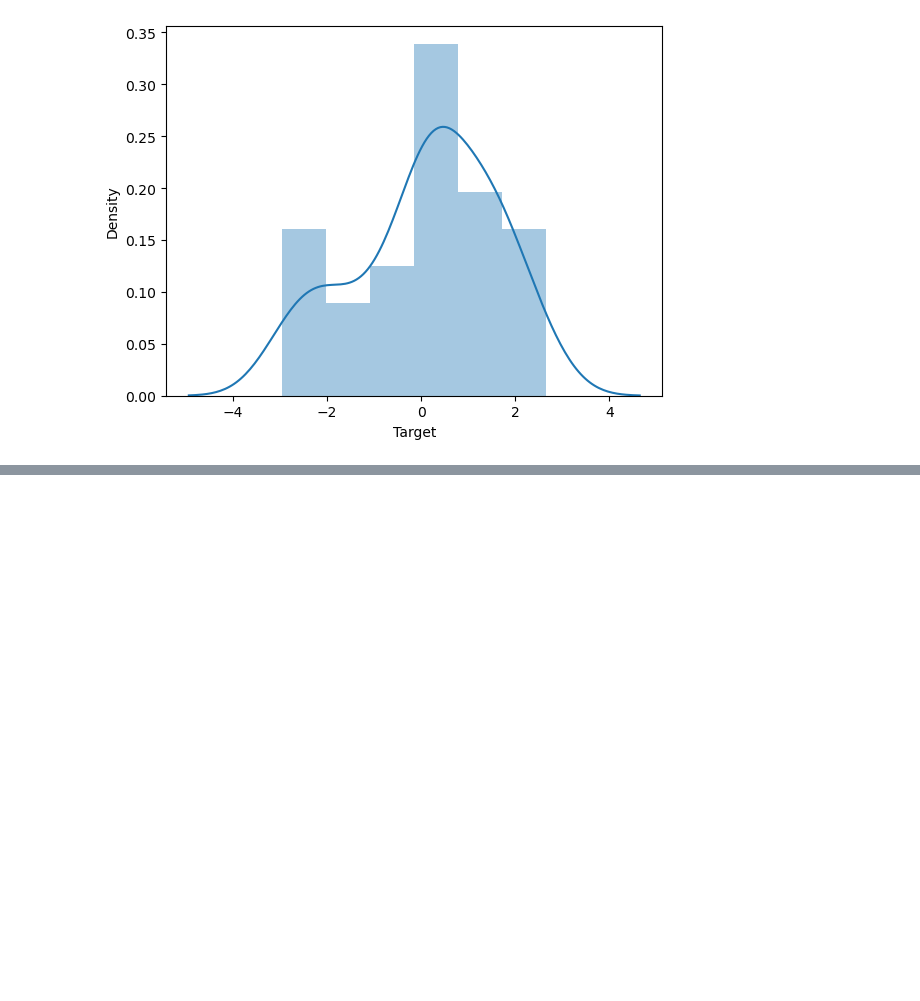
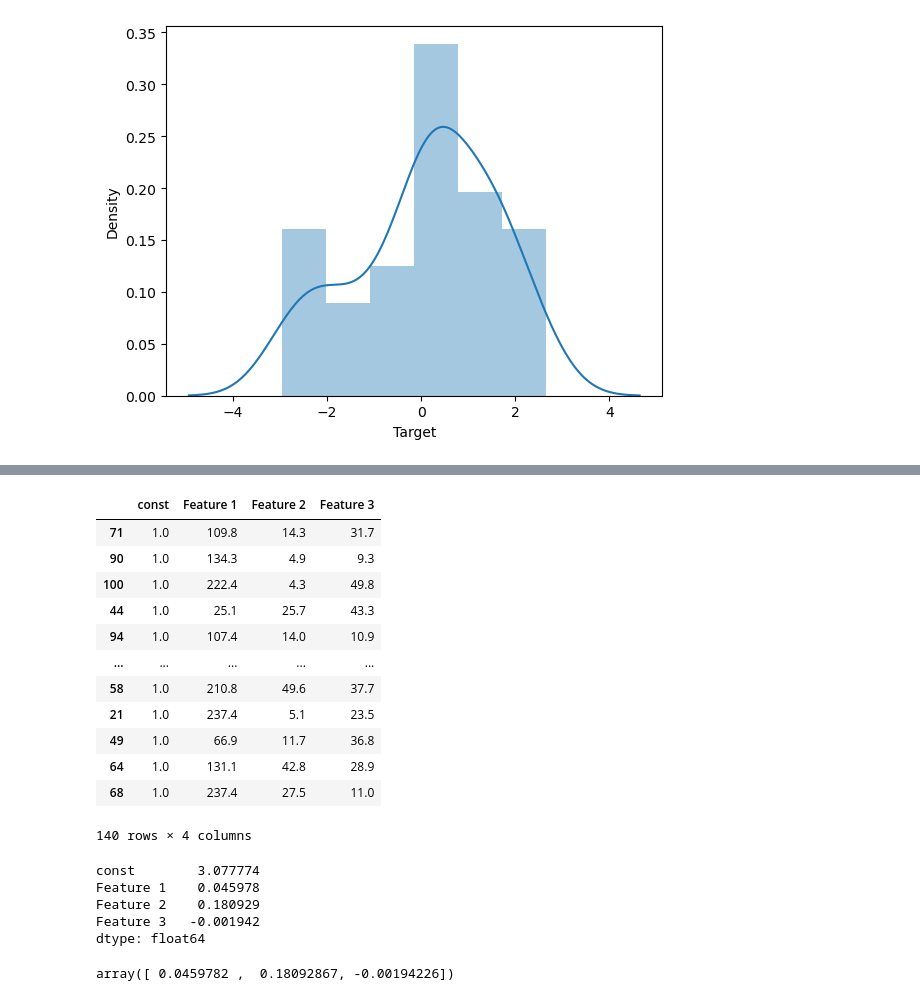
Before and after one commit to ArpitTripathi945/ML_Models_Scratch, a Jupyter notebook: multiple_linear_regression.ipynb, the cells around one changed output, grey strips where cells are left out. Cells and saved outputs as stored; diff of their text form; code cells hidden in the pictures; blank space fills up the shorter version.

```diff
--- a/multiple_linear_regression.ipynb
+++ b/multiple_linear_regression.ipynb
@@ -168,0 +182,17 @@ sns.distplot(residuals)
+# %%
+x_with_constant = sm.add_constant(x_train)
+x_with_constant
+# %% [output]
+|  | const | Feature 1 | Feature 2 | Feature 3 |
+| 71 | 1.0 | 109.8 | 14.3 | 31.7 |
+| 90 | 1.0 | 134.3 | 4.9 | 9.3 |
+| 100 | 1.0 | 222.4 | 4.3 | 49.8 |
+| 44 | 1.0 | 25.1 | 25.7 | 43.3 |
+| 94 | 1.0 | 107.4 | 14.0 | 10.9 |
+| ... | ... | ... | ... | ... |
+| 58 | 1.0 | 210.8 | 49.6 | 37.7 |
+| 21 | 1.0 | 237.4 | 5.1 | 23.5 |
+| 49 | 1.0 | 66.9 | 11.7 | 36.8 |
+| 64 | 1.0 | 131.1 | 42.8 | 28.9 |
+| 68 | 1.0 | 237.4 | 27.5 | 11.0 |
+140 rows × 4 columns
@@ -168,0 +202,12 @@ sns.distplot(residuals)
+# %%
+result.params
+# %% [output]
+const        3.077774
+Feature 1    0.045978
+Feature 2    0.180929
+Feature 3   -0.001942
+dtype: float64
+# %%
+lr.coef_
+# %% [output]
+array([ 0.0459782 ,  0.18092867, -0.00194226])
```
Also changed, not shown: parts of 6 cells of this notebook.
